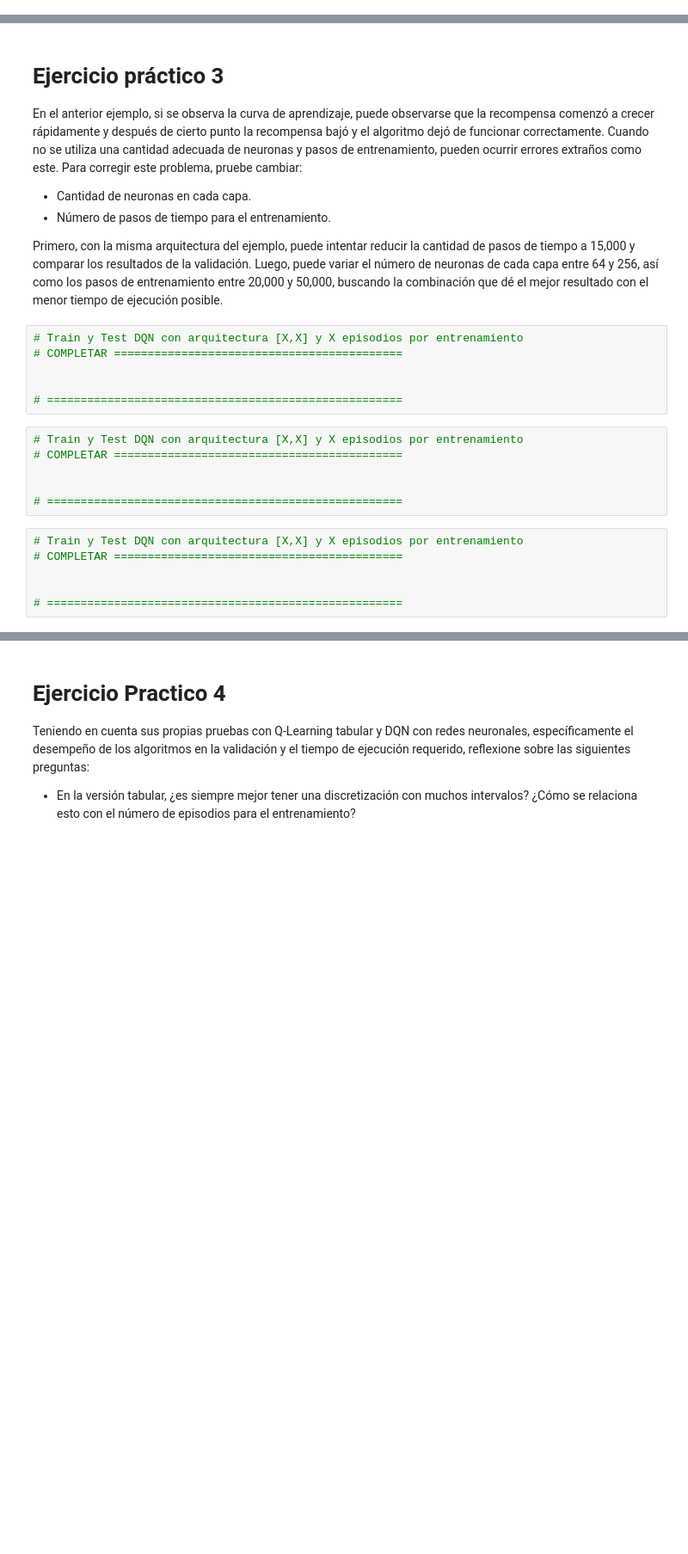
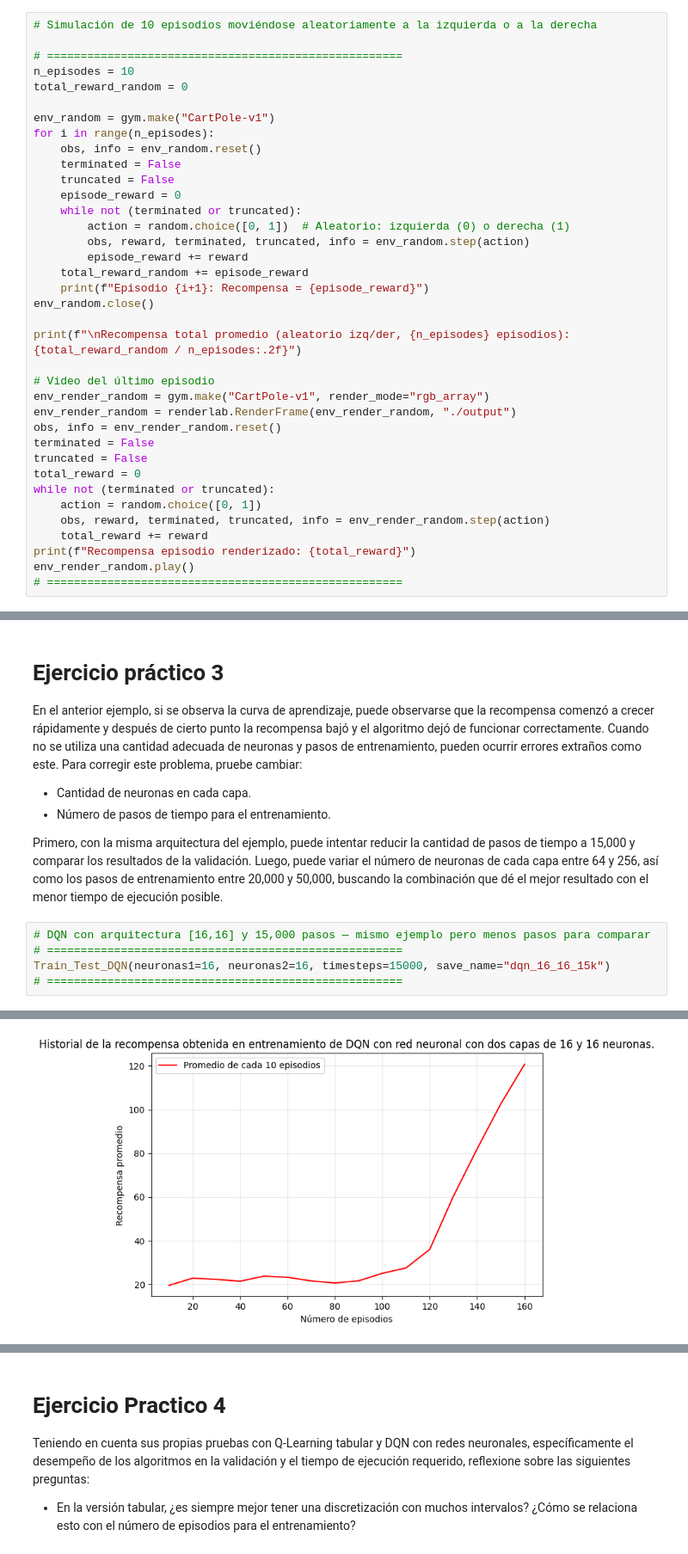
Before and after one commit to Tomas1307/reinforcement-learning, a Jupyter notebook: CLASE_9/DQN.ipynb, the cells around one changed output, grey strips where cells are left out. Shown at 86% size. Drawn from its saved outputs; the diff is of its cells as text; blank space fills up the shorter version.

```diff
--- a/CLASE_9/DQN.ipynb
+++ b/CLASE_9/DQN.ipynb
@@ -111,0 +146,37 @@ Para comprobar el entendimiento de la simulación, modifique el ejemplo anterior
+# %%
+# Simulación de 10 episodios moviéndose aleatoriamente a la izquierda o a la derecha
+
+# =====================================================
+n_episodes = 10
+total_reward_random = 0
+
+env_random = gym.make("CartPole-v1")
+for i in range(n_episodes):
+    obs, info = env_random.reset()
+    terminated = False
+    truncated = False
+    episode_reward = 0
+    while not (terminated or truncated):
+        action = random.choice([0, 1])  # Aleatorio: izquierda (0) o derecha (1)
+        obs, reward, terminated, truncated, info = env_random.step(action)
+        episode_reward += reward
+    total_reward_random += episode_reward
+    print(f"Episodio {i+1}: Recompensa = {episode_reward}")
+env_random.close()
+
+print(f"\nRecompensa total promedio (aleatorio izq/der, {n_episodes} episodios): {total_reward_random / n_episodes:.2f}")
+
+# Video del último episodio
+env_render_random = gym.make("CartPole-v1", render_mode="rgb_array")
+env_render_random = renderlab.RenderFrame(env_render_random, "./output")
+obs, info = env_render_random.reset()
+terminated = False
+truncated = False
+total_reward = 0
+while not (terminated or truncated):
+    action = random.choice([0, 1])
+    obs, reward, terminated, truncated, info = env_render_random.step(action)
+    total_reward += reward
+print(f"Recompensa episodio renderizado: {total_reward}")
+env_render_random.play()
+# =====================================================
@@ -485,21 +754,9 @@ En el anterior ejemplo, si se observa la curva de aprendizaje, puede observarse
 *   Número de pasos de tiempo para el entrenamiento.
 
 Primero, con la misma arquitectura del ejemplo, puede intentar reducir la cantidad de pasos de tiempo a 15,000 y comparar los resultados de la validación. Luego, puede variar el número de neuronas de cada capa entre 64 y 256, así como los pasos de entrenamiento entre 20,000 y 50,000, buscando la combinación que dé el mejor resultado con el menor tiempo de ejecución posible.
-# %%
-# Train y Test DQN con arquitectura [X,X] y X episodios por entrenamiento
-# COMPLETAR ===========================================
-
-
-# =====================================================
-# %%
-# Train y Test DQN con arquitectura [X,X] y X episodios por entrenamiento
-# COMPLETAR ===========================================
-
-
-# =====================================================
-# %%
-# Train y Test DQN con arquitectura [X,X] y X episodios por entrenamiento
-# COMPLETAR ===========================================
-
-
-# =====================================================
+# %%
+# DQN con arquitectura [16,16] y 15,000 pasos — mismo ejemplo pero menos pasos para comparar
+# =====================================================
+Train_Test_DQN(neuronas1=16, neuronas2=16, timesteps=15000, save_name="dqn_16_16_15k")
+# =====================================================
+# %% [output]
@@ -505,0 +768 @@ Primero, con la misma arquitectura del ejemplo, puede intentar reducir la cantid
+[figure, added]
```
Also changed, not shown: parts of 22 cells of this notebook, 33 other files.
